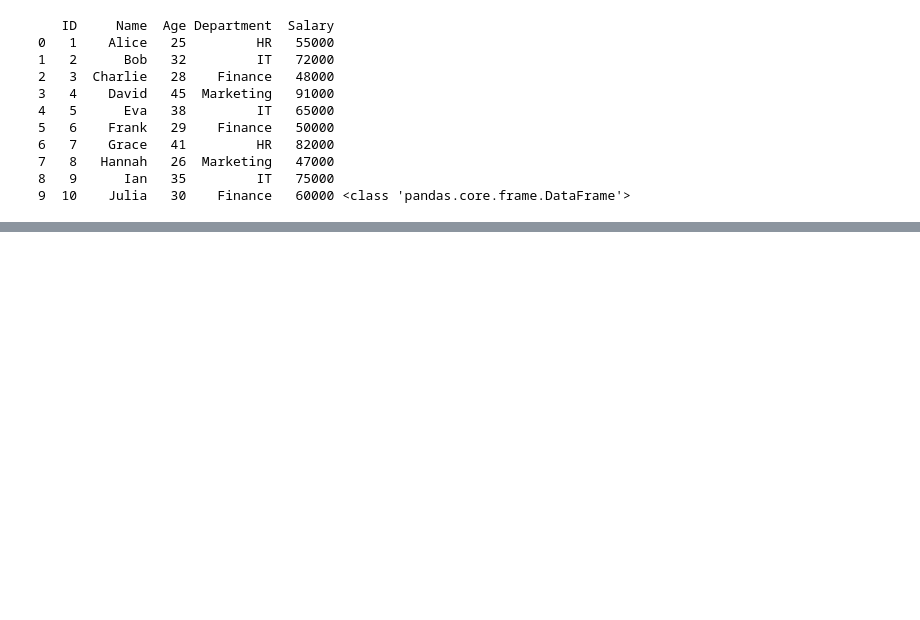
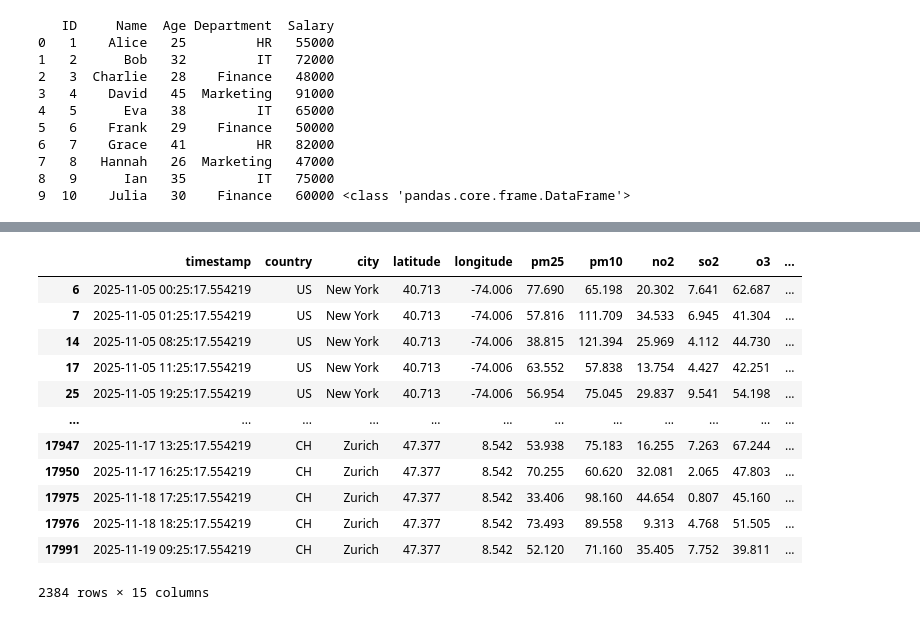
Before and after one commit to Vaishnavi68-hub/Maching-Learning, a Jupyter notebook: pandas.ipynb, the cells around one changed output, grey strips where cells are left out. Cells and saved outputs as stored; diff of their text form; code cells hidden in the pictures; blank space fills up the shorter version.

```diff
--- a/pandas.ipynb
+++ b/pandas.ipynb
@@ -164,0 +275,19 @@ print(df , type(df))
+# %%
+#Filtering of data
+
+df[df["aqi"] > 100 ]
+df[(df["aqi"] > 100 ) & (df["temperature"] > 30 )]
+# %% [output]
+|  | timestamp | country | city | latitude | longitude | pm25 | pm10 | no2 | so2 | o3 | ... |
+| 6 | 2025-11-05 00:25:17.554219 | US | New York | 40.713 | -74.006 | 77.690 | 65.198 | 20.302 | 7.641 | 62.687 | ... |
+| 7 | 2025-11-05 01:25:17.554219 | US | New York | 40.713 | -74.006 | 57.816 | 111.709 | 34.533 | 6.945 | 41.304 | ... |
+| 14 | 2025-11-05 08:25:17.554219 | US | New York | 40.713 | -74.006 | 38.815 | 121.394 | 25.969 | 4.112 | 44.730 | ... |
+| 17 | 2025-11-05 11:25:17.554219 | US | New York | 40.713 | -74.006 | 63.552 | 57.838 | 13.754 | 4.427 | 42.251 | ... |
+| 25 | 2025-11-05 19:25:17.554219 | US | New York | 40.713 | -74.006 | 56.954 | 75.045 | 29.837 | 9.541 | 54.198 | ... |
+| ... | ... | ... | ... | ... | ... | ... | ... | ... | ... | ... | ... |
+| 17947 | 2025-11-17 13:25:17.554219 | CH | Zurich | 47.377 | 8.542 | 53.938 | 75.183 | 16.255 | 7.263 | 67.244 | ... |
+| 17950 | 2025-11-17 16:25:17.554219 | CH | Zurich | 47.377 | 8.542 | 70.255 | 60.620 | 32.081 | 2.065 | 47.803 | ... |
+| 17975 | 2025-11-18 17:25:17.554219 | CH | Zurich | 47.377 | 8.542 | 33.406 | 98.160 | 44.654 | 0.807 | 45.160 | ... |
+| 17976 | 2025-11-18 18:25:17.554219 | CH | Zurich | 47.377 | 8.542 | 73.493 | 89.558 | 9.313 | 4.768 | 51.505 | ... |
+| 17991 | 2025-11-19 09:25:17.554219 | CH | Zurich | 47.377 | 8.542 | 52.120 | 71.160 | 35.405 | 7.752 | 39.811 | ... |
+2384 rows × 15 columns
```
Also changed, not shown: parts of 8 cells of this notebook, 2 other files.
